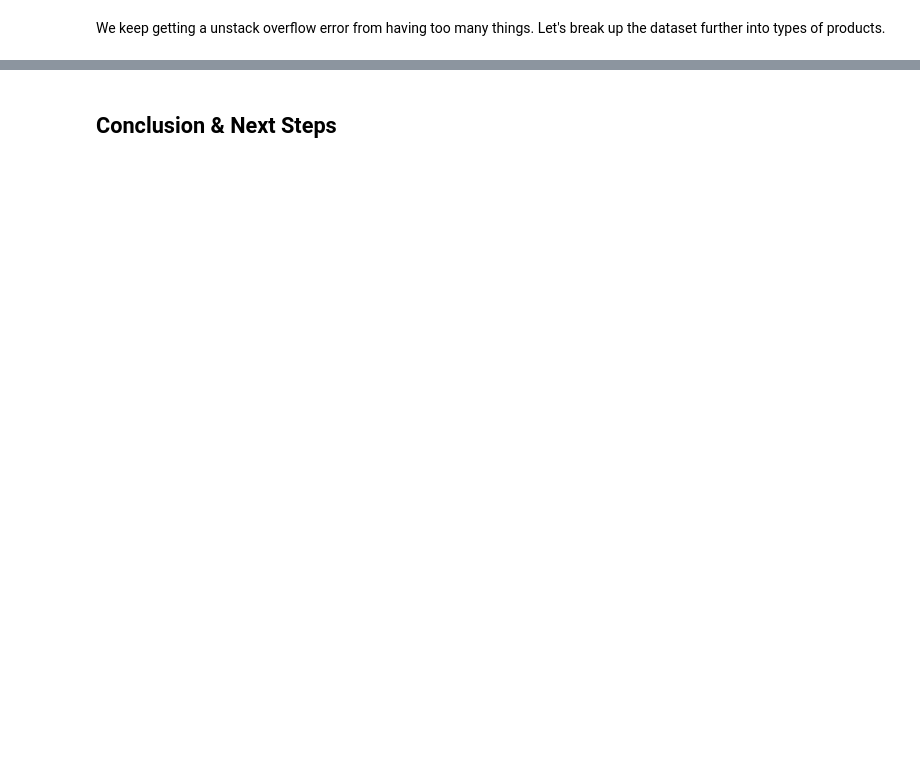
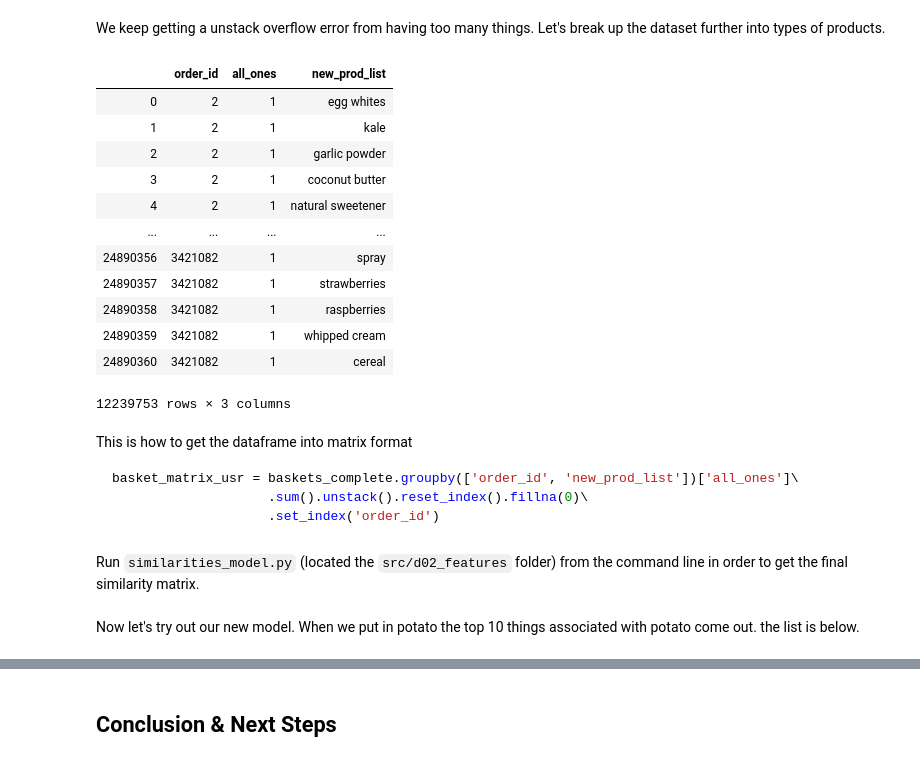
Before and after one commit to mberrien-fitzsimons/recipe_recommendation_system, a Jupyter notebook: notebooks/04_reports/20190911-DRAFT-final-report.ipynb, the cells around one changed output, grey strips where cells are left out. Drawn from its saved outputs; the diff is of its cells as text; code cells hidden in the pictures; blank space fills up the shorter version.

````diff
--- a/notebooks/04_reports/20190911-DRAFT-final-report.ipynb
+++ b/notebooks/04_reports/20190911-DRAFT-final-report.ipynb
@@ -633,0 +633,25 @@ product_list_100k = list(baskets_100k.new_prod_list.unique())
+# %%
+baskets_complete
+# %% [output]
+|  | order_id | all_ones | new_prod_list |
+| 0 | 2 | 1 | egg whites |
+| 1 | 2 | 1 | kale |
+| 2 | 2 | 1 | garlic powder |
+| 3 | 2 | 1 | coconut butter |
+| 4 | 2 | 1 | natural sweetener |
+| ... | ... | ... | ... |
+| 24890356 | 3421082 | 1 | spray |
+| 24890357 | 3421082 | 1 | strawberries |
+| 24890358 | 3421082 | 1 | raspberries |
+| 24890359 | 3421082 | 1 | whipped cream |
+| 24890360 | 3421082 | 1 | cereal |
+12239753 rows × 3 columns
+# %% [markdown]
+This is how to get the dataframe into matrix format
+```python
+basket_matrix_usr = baskets_complete.groupby(['order_id', 'new_prod_list'])['all_ones']\
+                    .sum().unstack().reset_index().fillna(0)\
+                    .set_index('order_id')
+```
+# %% [markdown]
+Run ```similarities_model.py``` (located the ```src/d02_features``` folder) from the command line in order to get the final similarity matrix.
@@ -633,0 +661,2 @@ product_list_100k = list(baskets_100k.new_prod_list.unique())
+# %% [markdown]
+Now let's try out our new model. When we put in potato the top 10 things associated with potato come out. the list is below.
````
Also changed, not shown: parts of 15 cells of this notebook, 2 other files.
